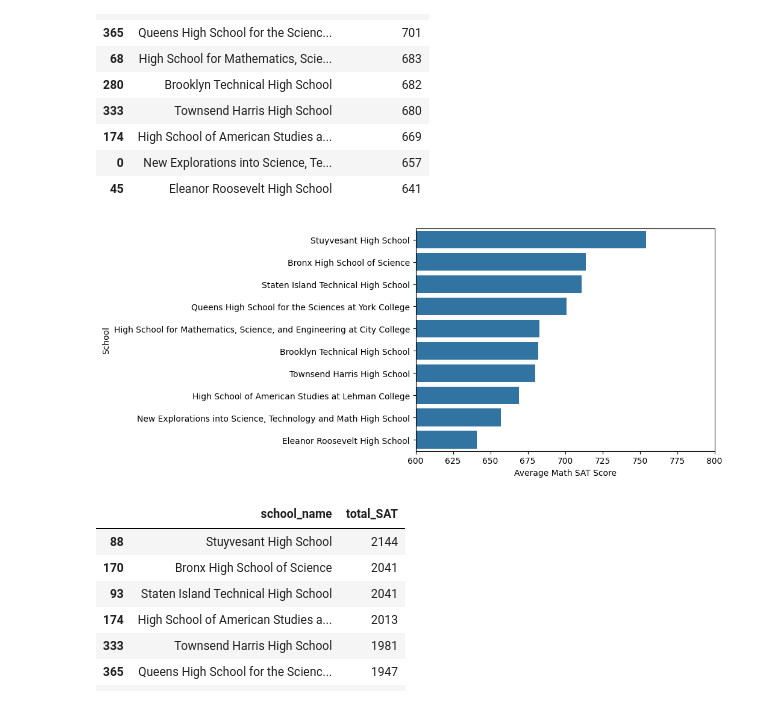
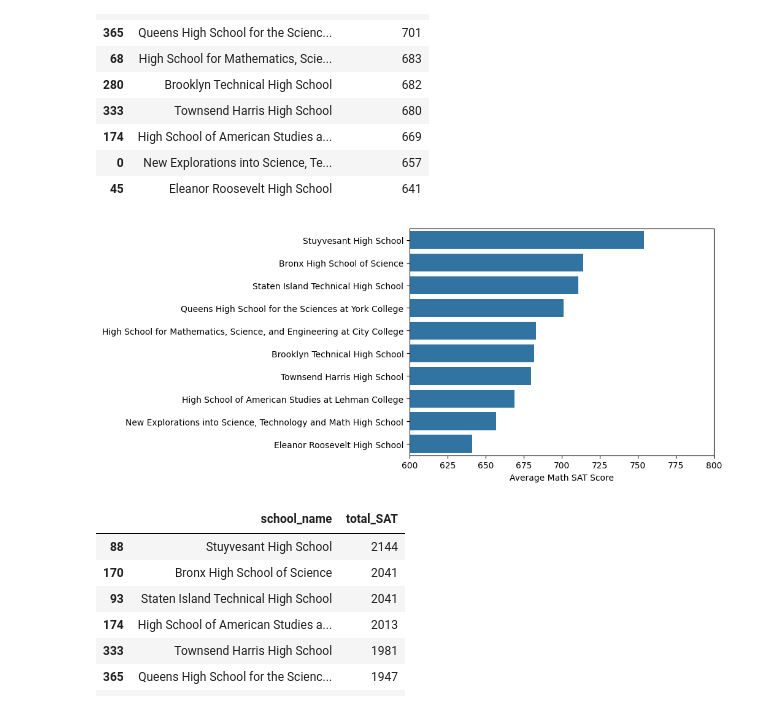
Before and after one commit to MichaelSzczepaniak/DSPortfolio, a Jupyter notebook: NYC_Public_Schools/nyc_schools.ipynb, the cells around one changed output. Drawn from its saved outputs; the diff is of its cells as text; code cells hidden in the pictures.

```diff
--- a/NYC_Public_Schools/nyc_schools.ipynb
+++ b/NYC_Public_Schools/nyc_schools.ipynb
@@ -105,15 +165,15 @@ best_math_schools
 | 0 | New Explorations into Science, Te... | 657 |
 | 45 | Eleanor Roosevelt High School | 641 |
 # %%
-# visualize
+# visualize the top 10 math schools
 g = sns.barplot(x='average_math', y='school_name', data=best_math_schools)
 g.set_xlabel("Average Math SAT Score")
-g.set_ylabel("School")
+g.set_ylabel("")
 # make the differences easier to see
 plt.xlim(600, 800)
 plt.show()
 # %% [output]
-[figure, old version]
+[figure, new version]
 # %%
 # What are the top 10 performing schools based on the combined SAT scores?
 df_schools_sat = schools.loc[:, ['school_name', 'average_math', 'average_reading', 'average_writing']]
```
Also changed, not shown: parts of 9 cells of this notebook.
